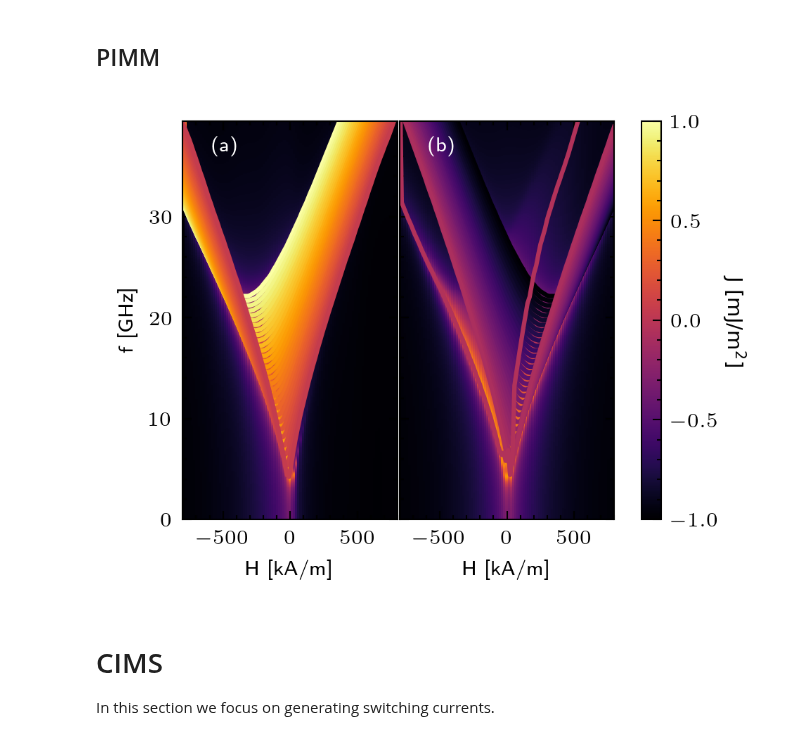
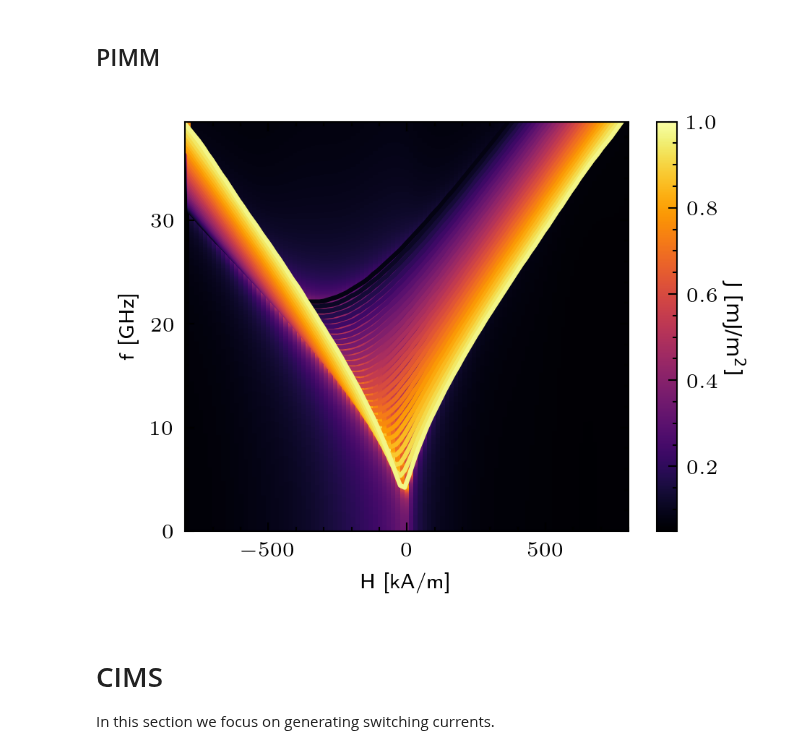
Before and after one commit to LemurPwned/cmtj, a Jupyter notebook: examples/overview/examples.ipynb, the cells around one changed output. Saved outputs shown, nothing was run; the diff lists cells and outputs as text; code cells hidden in the pictures.

```diff
--- a/examples/overview/examples.ipynb
+++ b/examples/overview/examples.ipynb
@@ -263,6 +268,7 @@ def simulate_pimm(J: float, stepsH: int = 100):
         cellSurface=surf,
         demagTensor=demag,
         damping=alpha)
+    # J = 3e-5
     j1 = Junction([l1, l2], 100, 200)
     j1.setLayerAnisotropyDriver("free", ScalarDriver.getConstantDriver(Ku))
     j1.setLayerAnisotropyDriver("bottom", ScalarDriver.getConstantDriver(1e12))
@@ -304,99 +310,52 @@ def simulate_pimm(J: float, stepsH: int = 100):
 
     return np.asarray(spectrum), frequencies, Hscan
 
-
 Jrange = np.linspace(1e-3, 0.5e-4, 30)
-Jrange2 = -1 * Jrange
 data = defaultdict(list)
-data2 = defaultdict(list)
 for J in tqdm(Jrange, desc="simulating J"):
     spectrum, frequencies, Hvecs = simulate_pimm(J)
     data['J'].append(J)
     data['spec'].append(spectrum)
     data['f'].append(frequencies)
     data['H'].append(Hvecs)
-
-for J in tqdm(Jrange2, desc="simulating --J"):
-    spectrum, frequencies, Hvecs = simulate_pimm(J)
-    data2['J'].append(J)
-    data2['spec'].append(spectrum)
-    data2['f'].append(frequencies)
-    data2['H'].append(Hvecs)
 # %%
-import seaborn as sns
-import matplotlib.transforms as mtransforms
-import matplotlib as mpl
-
 with plt.style.context(['science', 'nature']):
-    fig, (ax1, ax2) = plt.subplots(1, 2, sharey=True, dpi=300)
-    ax1.set_ylim([0, 39.5])
-    ax2.set_ylim([0, 39.5])
+    fig, ax = plt.subplots(sharey=True, dpi=300)
+    ax.set_ylim([0, 39.5])
     vmax = max(spectrum.max(), spectrum.min())
     # argmaxline
     lw = 1.5
-    # palette = sns.color_palette("inferno", len(Jrange))
-    spectrum1 = np.zeros_like(data['spec'][0])
-    spectrum2 = np.zeros_like(data2['spec'][0])
-
-    cmap = sns.color_palette("inferno", as_cmap=True)
-    norm = mpl.colors.Normalize(vmin=min(Jrange.min(), Jrange2.min()) * 1e3,
-                                vmax=max(Jrange.max(), Jrange2.max()) * 1e3)
-
+    palette = sns.color_palette("inferno", len(Jrange))
+    spectrum = np.zeros_like(data['spec'][0])
     for i in range(Jrange.shape[0]):
         max_freqs = np.argmax(data['spec'][i], axis=1)
-        ax1.plot(
+        ax.plot(
             data['H'][0] / 1e3,
             data['f'][0][max_freqs] / 1e9,
             linewidth=lw,
-            color=cmap(norm(Jrange[i] * 1e3)))
-
-        max_freqs = np.argmax(data2['spec'][i], axis=1)
-        ax2.plot(
-            data2['H'][0] / 1e3,
-            data2['f'][0][max_freqs] / 1e9,
-            linewidth=lw,
-            color=cmap(norm(Jrange2[i] * 1e3)))
-
+            color=palette[i],
+        )
         spectrum += data['spec'][i]
-        spectrum2 += data2['spec'][i]
-    ax1.pcolor(Hvecs / 1e3,
-               frequencies / 1e9,
-               spectrum.T,
-               shading='auto',
-               cmap='inferno')
-
-    ax2.pcolor(Hvecs / 1e3,
-               frequencies / 1e9,
-               spectrum2.T,
-               shading='auto',
-               cmap='inferno')
-
-    ax1.set_xlabel("H [kA/m]")
-    ax2.set_xlabel("H [kA/m]")
-    ax1.set_ylabel("f [GHz]")
-    fig.subplots_adjust(wspace=0.01)
-
+    ax.pcolor(
+        Hvecs / 1e3,
+        frequencies / 1e9,
+        spectrum.T,
+        shading='auto',
+        cmap='inferno')
+    ax.set_xlabel("H [kA/m]")
+    ax.set_ylabel("f [GHz]")
+    cmap = sns.color_palette("inferno", as_cmap=True)
+    norm = mpl.colors.Normalize(vmin=Jrange.min() * 1e3,
+                                vmax=Jrange.max() * 1e3)
     cbar = fig.colorbar(mpl.cm.ScalarMappable(norm=norm, cmap=cmap),
-                        ax=[ax1, ax2],
+                        ax=ax,
                         orientation='vertical')
     cbar.ax.set_ylabel(r"J [$\mathregular{mJ/m^2}$]",
                        rotation=270,
                        usetex=False)
     cbar.ax.get_yaxis().labelpad = 9.5
-    for label, ax in zip(['(a)', '(b)'], (ax1, ax2)):
-        # label physical distance in and down:
-        trans = mtransforms.ScaledTranslation(10 / 72, -5 / 72,
-                                              fig.dpi_scale_trans)
-        ax.text(0.0,
-                1.0,
-                label,
-                color='w',
-                transform=ax.transAxes + trans,
-                fontsize='medium',
-                verticalalignment='top',
-                bbox=dict(facecolor='none', edgecolor='none', pad=3.0))
 # %% [output]
-[figure, old version]
+[figure, new version]
 # %% [markdown]
 # CIMS
 In this section we focus on generating switching currents.
```
Also changed, not shown: parts of 11 cells of this notebook.
